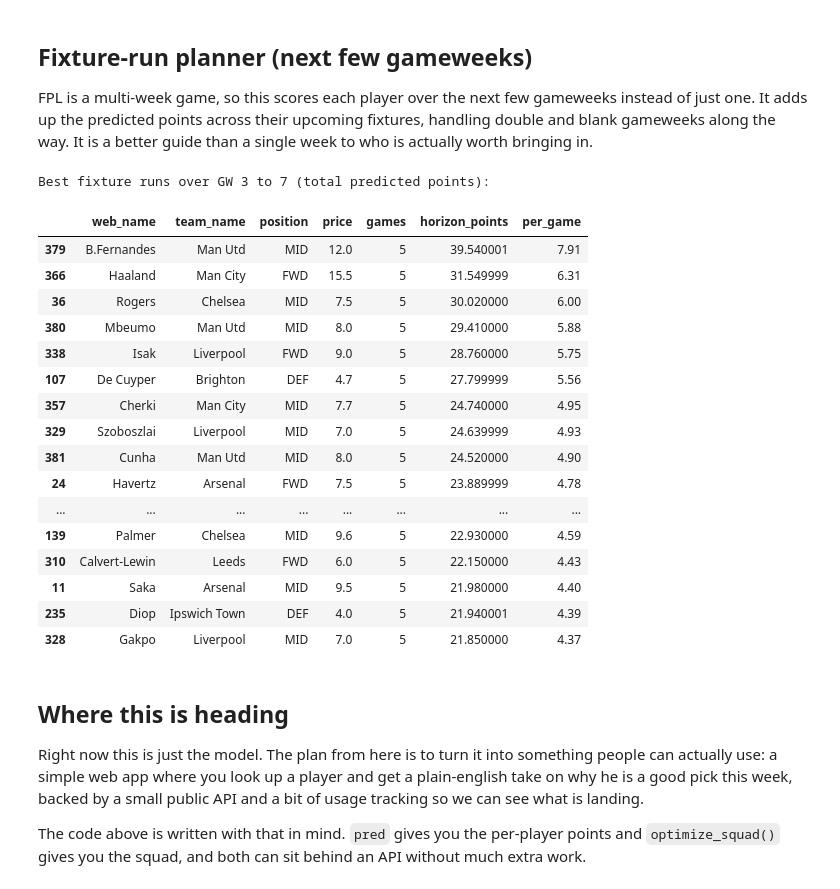
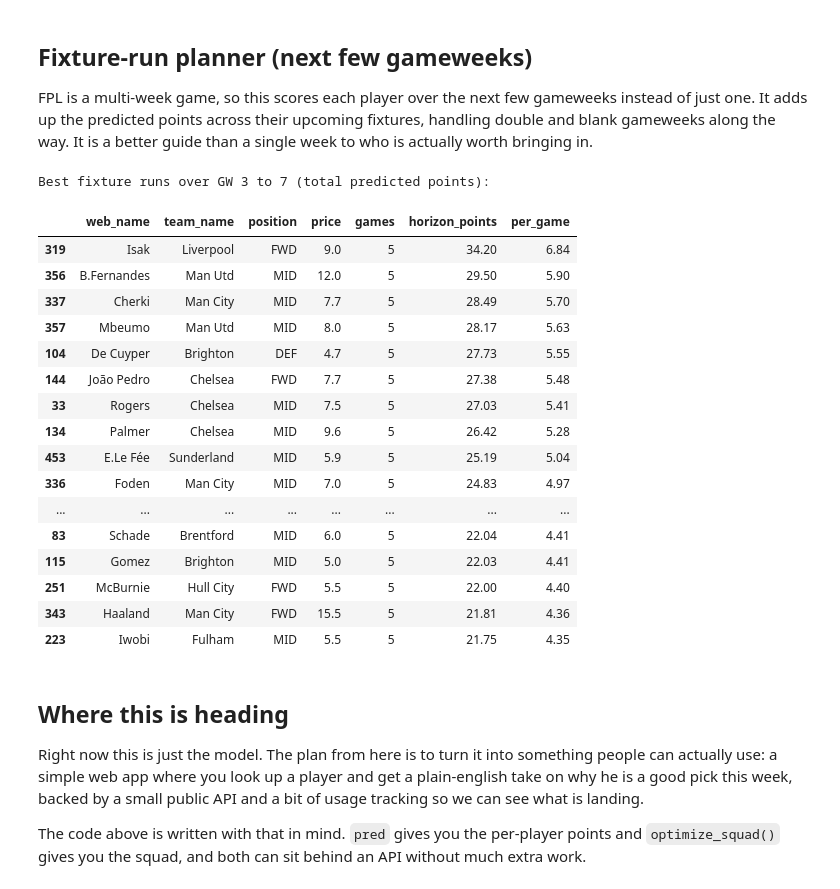
Before and after one commit to husainal1/fpl-predictor-app, a Jupyter notebook: Predicting_EPL_Player_Performance_2026_27.ipynb, the cells around one changed output. Drawn from its saved outputs; the diff is of its cells as text; code cells hidden in the pictures.

```diff
--- a/Predicting_EPL_Player_Performance_2026_27.ipynb
+++ b/Predicting_EPL_Player_Performance_2026_27.ipynb
@@ -403,10 +424,26 @@ pred = build_pred_rows()
 for f in FEATURES:
     if f not in pred.columns: pred[f] = 0.0
 pred[FEATURES] = pred[FEATURES].apply(pd.to_numeric, errors="coerce").fillna(0.0)
-pred["pred_points"] = final_model.predict(pred[FEATURES])
+pred["p_start"] = start_model.predict_proba(pred[FEATURES])[:, 1]
+pred["pred_points"] = pred["p_start"] * pts_start_model.predict(pred[FEATURES])
 # unavailable players (injured/suspended) shouldn't be recommended
 pred.loc[players_now.set_index("player_id").reindex(pred["player_id"])["status"].values != "a", "pred_points"] *= 0.4
 
+# ---- set-piece / penalty bump ----
+def _sp_col(name):
+    return pd.to_numeric(elements[name], errors="coerce") if name in elements.columns else pd.Series([np.nan]*len(elements))
+def _sp_bump(pen, dfk, ck):
+    b = 0.0
+    if pen == 1: b += 0.20
+    elif pen == 2: b += 0.12
+    if dfk == 1: b += 0.08
+    if ck == 1: b += 0.06
+    return b
+_bump = {int(i): _sp_bump(pn, df, c) for i, pn, df, c in
+         zip(elements["id"], _sp_col("penalties_order"),
+             _sp_col("direct_freekicks_order"), _sp_col("corners_and_indirect_freekicks_order"))}
+pred["pred_points"] = [pp + (_bump.get(int(pid), 0.0) if pp > 1.5 else 0.0)
+                       for pp, pid in zip(pred["pred_points"], pred["player_id"])]
 show = pred.sort_values("pred_points", ascending=False)
 print(f"Top predicted scorers for GW{NEXT_GW}:")
 show[["web_name","team_name","position","price","pred_points"]].head(20).round(2)
@@ -584,50 +621,51 @@ def _row_for(p, opp, home, gw):
                 row[c] = rr[c]
     return row
 
 def predict_gw(gw):
     fx = fixtures[fixtures['event'] == gw]
     opp = {}
     for _, r in fx.iterrows():
         h = team_name_now.get(r['team_h']); a = team_name_now.get(r['team_a'])
         if h: opp.setdefault(h, []).append((a, 1))
         if a: opp.setdefault(a, []).append((h, 0))
     rows = [_row_for(p, o, hm, gw) for _, p in players_now.iterrows() for o, hm in opp.get(p['team_name'], [])]
     if not rows:
         return pd.DataFrame()
     pf = pd.DataFrame(rows)
     for f in FEATURES:
         if f not in pf.columns: pf[f] = 0.0
     pf[FEATURES] = pf[FEATURES].apply(pd.to_numeric, errors='coerce').fillna(0.0)
-    pf['pred_points'] = final_model.predict(pf[FEATURES])
+    pf['pred_points'] = start_model.predict_proba(pf[FEATURES])[:, 1] * pts_start_model.predict(pf[FEATURES])
+    pf['pred_points'] = [pp + (_bump.get(int(pid), 0.0) if pp > 1.5 else 0.0) for pp, pid in zip(pf['pred_points'], pf['player_id'])]
     return pf[['player_id','web_name','team_name','position','price','gw','pred_points']]
 
 gws = list(range(NEXT_GW, min(NEXT_GW + HORIZON, 39)))
 allgw = pd.concat([predict_gw(g) for g in gws], ignore_index=True)
 run = (allgw.groupby(['player_id','web_name','team_name','position','price'])
             .agg(games=('gw','nunique'), horizon_points=('pred_points','sum')).reset_index())
 run['per_game'] = (run['horizon_points'] / run['games']).round(2)
 run = run.sort_values('horizon_points', ascending=False)
 print('Best fixture runs over GW', gws[0], 'to', gws[-1], '(total predicted points):')
 display(run[['web_name','team_name','position','price','games','horizon_points','per_game']].head(20).round(2))
 # %% [output]
 Best fixture runs over GW 3 to 7 (total predicted points):
 |  | web_name | team_name | position | price | games | horizon_points | per_game |
-| 379 | B.Fernandes | Man Utd | MID | 12.0 | 5 | 39.540001 | 7.91 |
-| 366 | Haaland | Man City | FWD | 15.5 | 5 | 31.549999 | 6.31 |
-| 36 | Rogers | Chelsea | MID | 7.5 | 5 | 30.020000 | 6.00 |
-| 380 | Mbeumo | Man Utd | MID | 8.0 | 5 | 29.410000 | 5.88 |
-| 338 | Isak | Liverpool | FWD | 9.0 | 5 | 28.760000 | 5.75 |
-| 107 | De Cuyper | Brighton | DEF | 4.7 | 5 | 27.799999 | 5.56 |
-| 357 | Cherki | Man City | MID | 7.7 | 5 | 24.740000 | 4.95 |
-| 329 | Szoboszlai | Liverpool | MID | 7.0 | 5 | 24.639999 | 4.93 |
-| 381 | Cunha | Man Utd | MID | 8.0 | 5 | 24.520000 | 4.90 |
-| 24 | Havertz | Arsenal | FWD | 7.5 | 5 | 23.889999 | 4.78 |
+| 319 | Isak | Liverpool | FWD | 9.0 | 5 | 34.20 | 6.84 |
+| 356 | B.Fernandes | Man Utd | MID | 12.0 | 5 | 29.50 | 5.90 |
+| 337 | Cherki | Man City | MID | 7.7 | 5 | 28.49 | 5.70 |
+| 357 | Mbeumo | Man Utd | MID | 8.0 | 5 | 28.17 | 5.63 |
+| 104 | De Cuyper | Brighton | DEF | 4.7 | 5 | 27.73 | 5.55 |
+| 144 | João Pedro | Chelsea | FWD | 7.7 | 5 | 27.38 | 5.48 |
+| 33 | Rogers | Chelsea | MID | 7.5 | 5 | 27.03 | 5.41 |
+| 134 | Palmer | Chelsea | MID | 9.6 | 5 | 26.42 | 5.28 |
+| 453 | E.Le Fée | Sunderland | MID | 5.9 | 5 | 25.19 | 5.04 |
+| 336 | Foden | Man City | MID | 7.0 | 5 | 24.83 | 4.97 |
 | ... | ... | ... | ... | ... | ... | ... | ... |
-| 139 | Palmer | Chelsea | MID | 9.6 | 5 | 22.930000 | 4.59 |
-| 310 | Calvert-Lewin | Leeds | FWD | 6.0 | 5 | 22.150000 | 4.43 |
-| 11 | Saka | Arsenal | MID | 9.5 | 5 | 21.980000 | 4.40 |
-| 235 | Diop | Ipswich Town | DEF | 4.0 | 5 | 21.940001 | 4.39 |
-| 328 | Gakpo | Liverpool | MID | 7.0 | 5 | 21.850000 | 4.37 |
+| 83 | Schade | Brentford | MID | 6.0 | 5 | 22.04 | 4.41 |
+| 115 | Gomez | Brighton | MID | 5.0 | 5 | 22.03 | 4.41 |
+| 251 | McBurnie | Hull City | FWD | 5.5 | 5 | 22.00 | 4.40 |
+| 343 | Haaland | Man City | FWD | 15.5 | 5 | 21.81 | 4.36 |
+| 223 | Iwobi | Fulham | MID | 5.5 | 5 | 21.75 | 4.35 |
 # %% [markdown]
 ## Where this is heading
 
```
Also changed, not shown: parts of 10 cells of this notebook.
